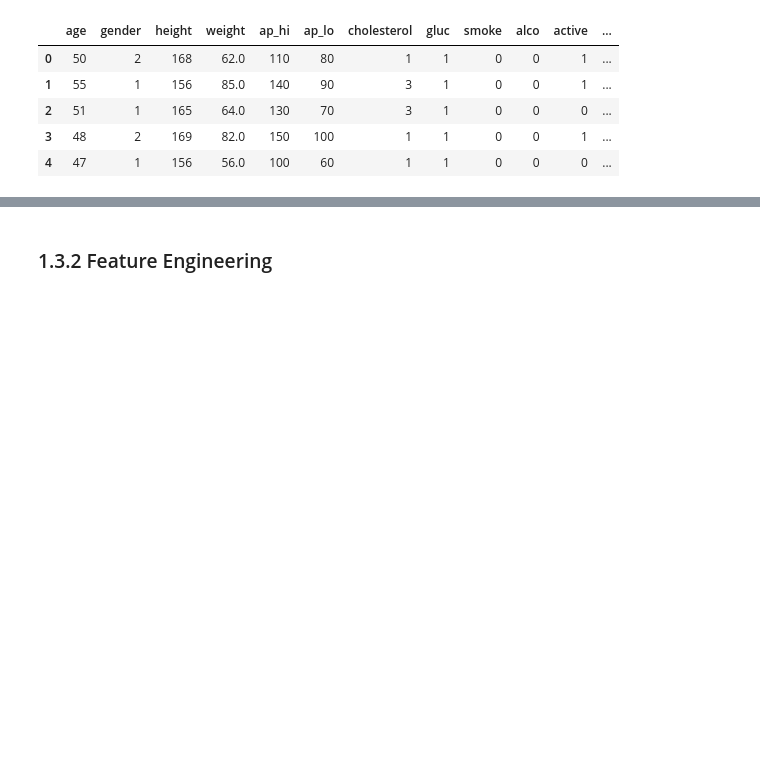
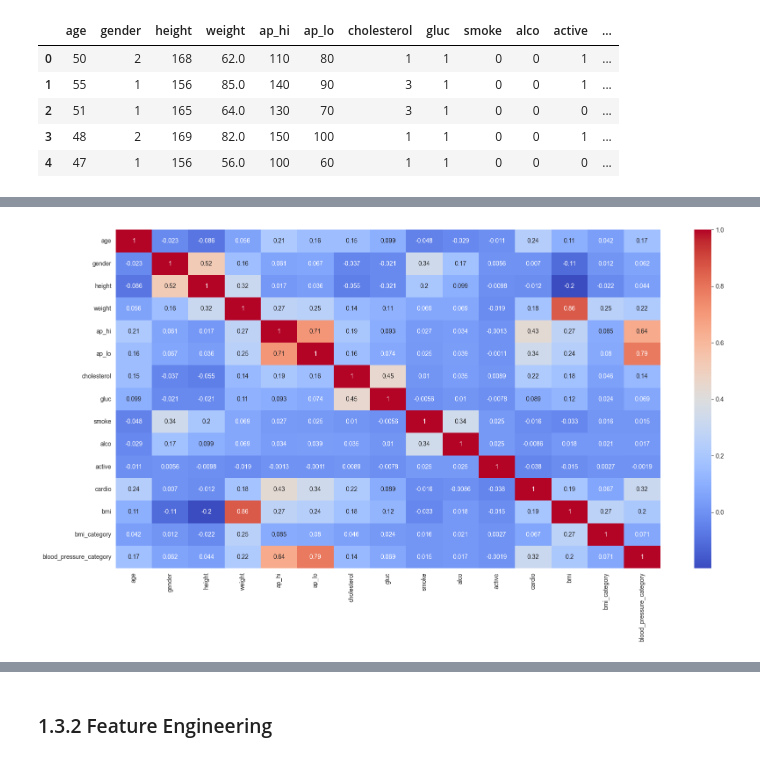
Before and after one commit to Robergjo/MachineLearning-Joakim-Roberg, a Jupyter notebook: Lab/Upgift1.ipynb, the cells around one changed output, grey strips where cells are left out. Drawn from its saved outputs; the diff is of its cells as text; code cells hidden in the pictures; blank space fills up the shorter version.

```diff
--- a/Lab/Upgift1.ipynb
+++ b/Lab/Upgift1.ipynb
@@ -232,0 +249,3 @@ df.head()
+# %%
+df_blood_pressure_outliers = df[(df["ap_hi"] < 50) | (df["ap_hi"] > 200) | (df["ap_lo"] < 40) | (df["ap_lo"] > 130)] # picking up the outliers
+df = df.drop(df_blood_pressure_outliers.index) # and removing the them
@@ -233 +268,20 @@ df.head()
+# %%
+from sklearn.preprocessing import LabelEncoder
+
+label_encoder = LabelEncoder()
+
+# Encode the categorical columns
+categorical_columns = df.select_dtypes(include=['object']).columns
+df[categorical_columns] = df[categorical_columns].apply(lambda x: label_encoder.fit_transform(x))
+
+# Continue with the rest of the code
+df_encoded = pd.get_dummies(df)
+
+plt.figure(figsize=(20, 10))
+sns.heatmap(df.corr(), annot=True, cmap="coolwarm")
+plt.show()
+
+### IMPORTANT: I met alot of errors in the code above, so i had to take som help from Chat GPT to fix the errors because i did not have the time to fix them myself. I am sorry for the inconvenience.
+# %% [output]
+[figure, added]
 # %% [markdown]
```
Also changed, not shown: parts of 10 cells of this notebook.
